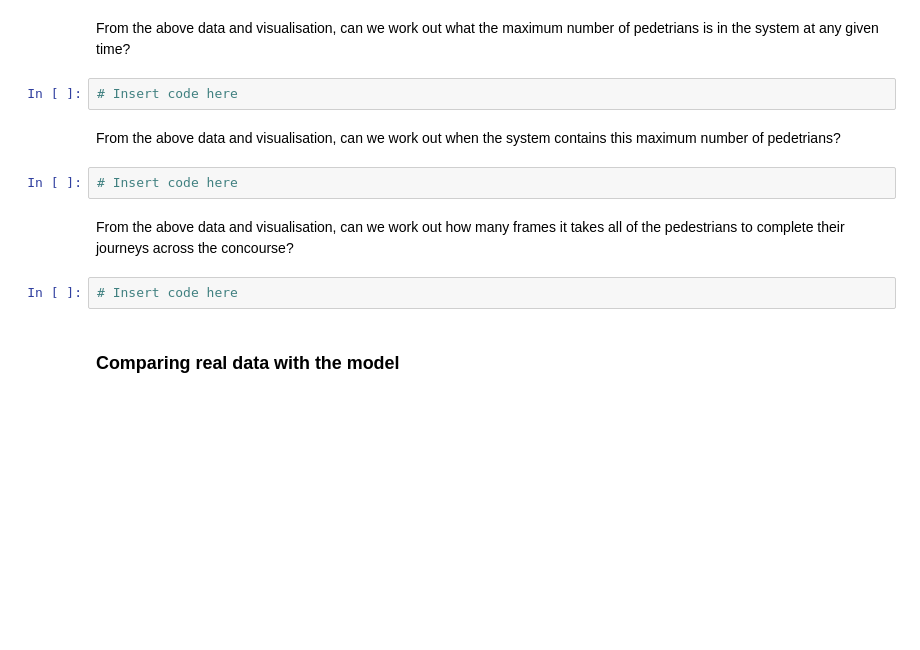
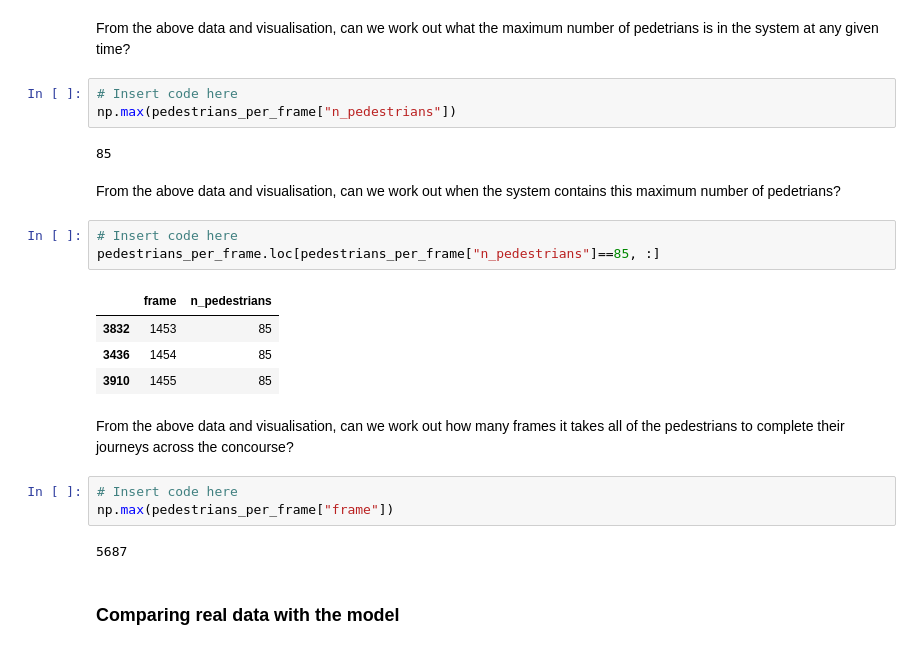
Before and after one commit to ksuchak1990/sense_practical, a Jupyter notebook: notebooks/3_birth_rate_calibration.ipynb, the cells around one changed output. Drawn from its saved outputs; the diff is of its cells as text; blank space fills up the shorter version.

```diff
--- a/notebooks/3_birth_rate_calibration.ipynb
+++ b/notebooks/3_birth_rate_calibration.ipynb
@@ -152,14 +173,26 @@ Let us find them for the observational data.
 From the above data and visualisation, can we work out what the maximum number of pedetrians is in the system at any given time?
 # %%
 # Insert code here
+np.max(pedestrians_per_frame["n_pedestrians"])
+# %% [output]
+85
 # %% [markdown]
 From the above data and visualisation, can we work out when the system contains this maximum number of pedetrians?
 # %%
 # Insert code here
+pedestrians_per_frame.loc[pedestrians_per_frame["n_pedestrians"]==85, :]
+# %% [output]
+|  | frame | n_pedestrians |
+| 3832 | 1453 | 85 |
+| 3436 | 1454 | 85 |
+| 3910 | 1455 | 85 |
 # %% [markdown]
 From the above data and visualisation, can we work out how many frames it takes all of the pedestrians to complete their journeys across the concourse?
 # %%
 # Insert code here
+np.max(pedestrians_per_frame["frame"])
+# %% [output]
+5687
 # %% [markdown]
 ### Comparing real data with the model
 # %% [markdown]
```
Also changed, not shown: parts of 10 cells of this notebook, 4 other files.
